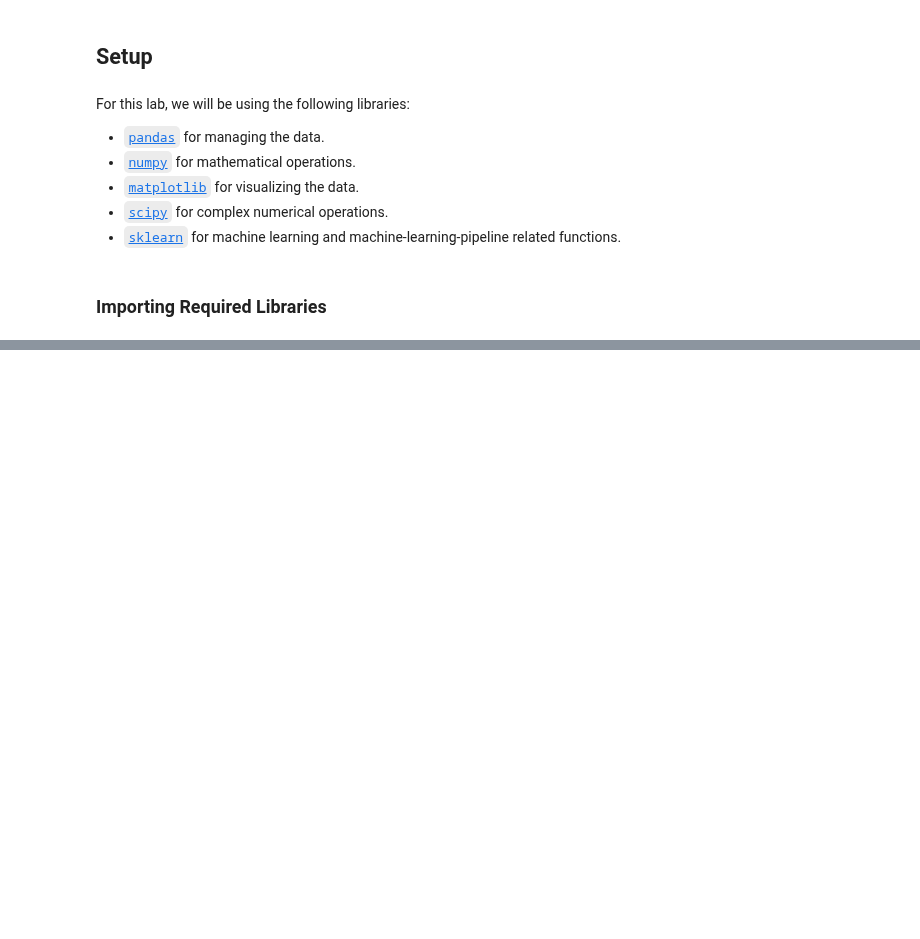
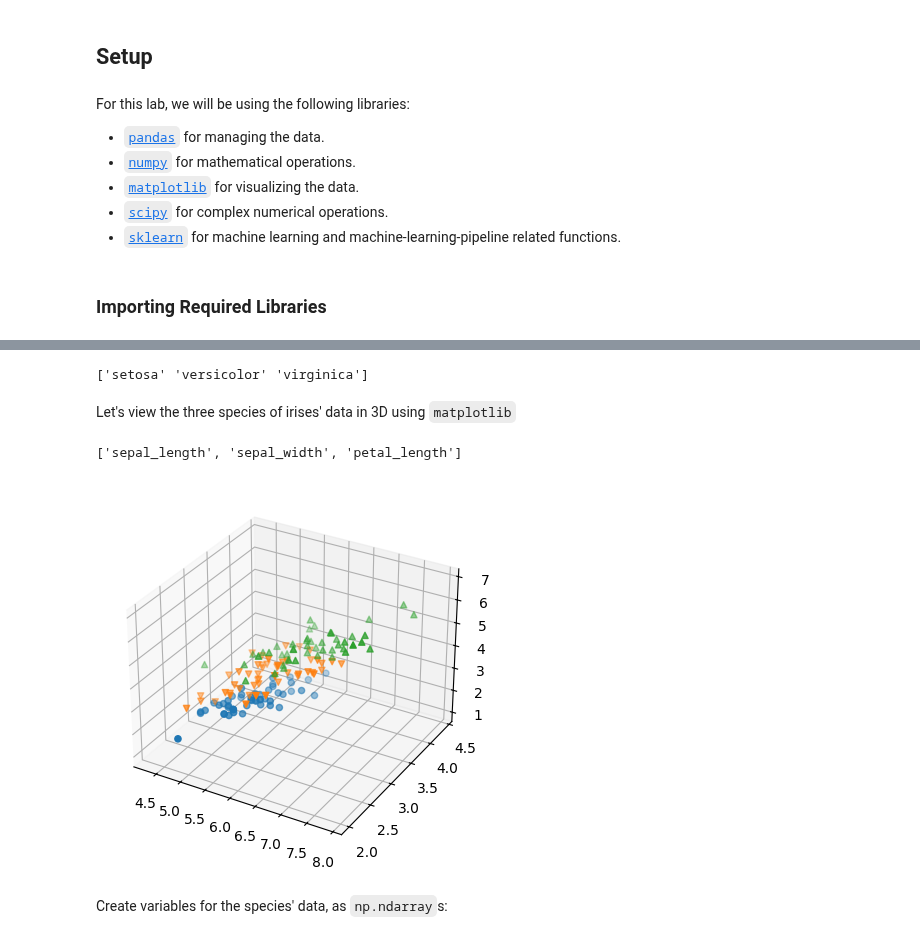
Before and after one commit to Mark-Barbaric/IBM_Machine_Learning_Certificate, a Jupyter notebook: Unsupervised_Machine_Learning/week2/distance_metrics_lab.ipynb, the cells around one changed output, grey strips where cells are left out. Cells and saved outputs as stored; diff of their text form; code cells hidden in the pictures; blank space fills up the shorter version.

```diff
--- a/Unsupervised_Machine_Learning/week2/distance_metrics_lab.ipynb
+++ b/Unsupervised_Machine_Learning/week2/distance_metrics_lab.ipynb
@@ -108,0 +173,32 @@ For this lab, we will be using the following libraries:
+# %%
+Y_COLUMN = 'species'
+# %%
+df.drop('petal_width', axis=1, inplace=True)
+# %%
+species = df[Y_COLUMN].unique()
+print(species)
+# %% [output]
+['setosa' 'versicolor' 'virginica']
+# %% [markdown]
+Let's view the three species of irises' data in 3D using `matplotlib`
+# %%
+attrs = [colname for colname in df.columns if colname != Y_COLUMN]
+attrs
+# %% [output]
+['sepal_length', 'sepal_width', 'petal_length']
+# %%
+markers = ['o', 'v', '^']
+fig = plt.figure()
+ax = fig.add_subplot(projection='3d')
+
+for specie, marker in zip(species, markers):
+    specie_mask = (df['species'] == specie)
+    specie_data = df.loc[specie_mask][attrs]
+    xs, ys, zs = [specie_data[attr] for attr in attrs]
+    ax.scatter(xs, ys, zs, marker=marker)
+
+plt.show()
+# %% [output]
+[figure, added]
+# %% [markdown]
+Create variables for the species' data, as `np.ndarray`s:
```
Also changed, not shown: parts of 11 cells of this notebook.
